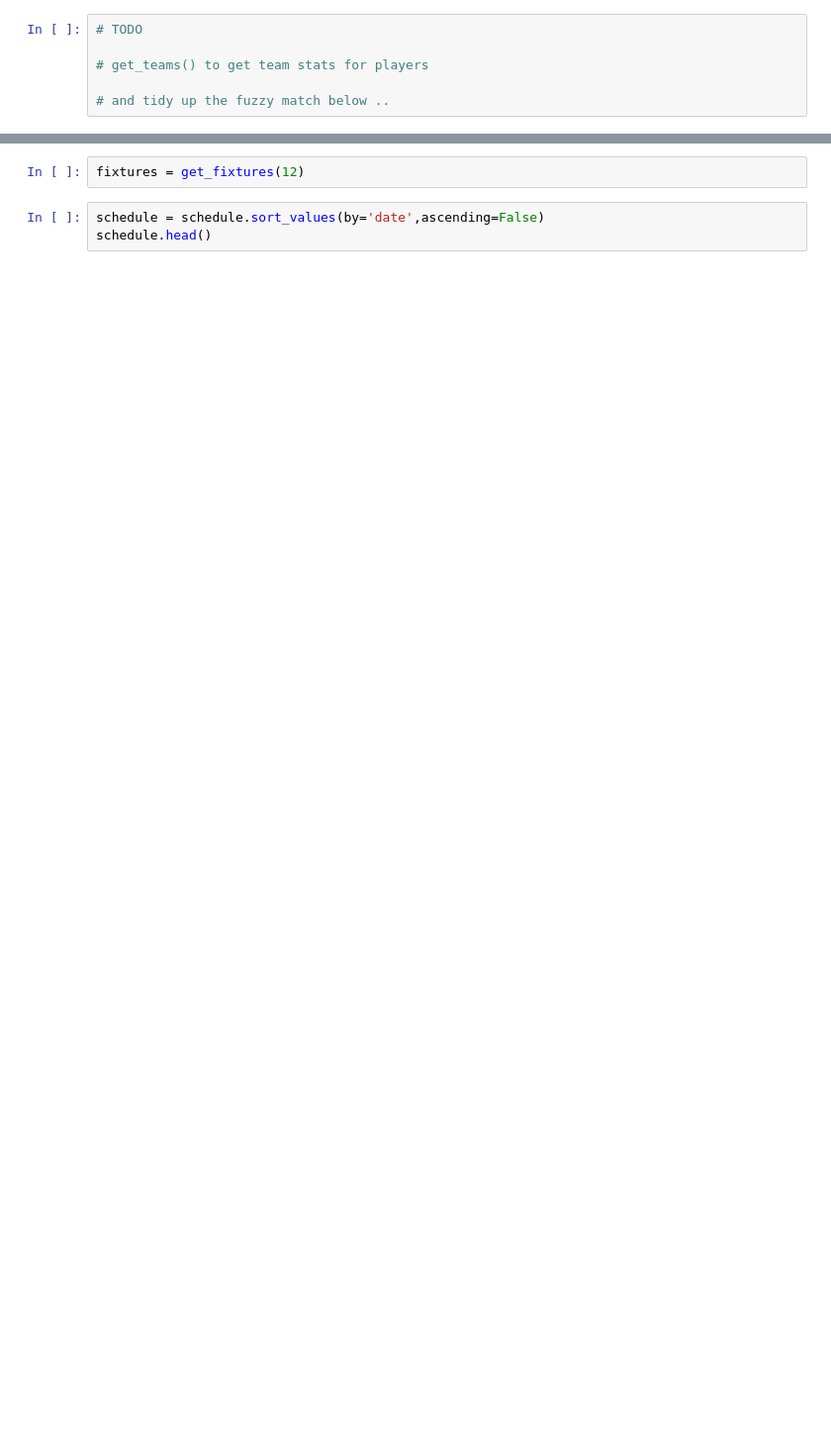
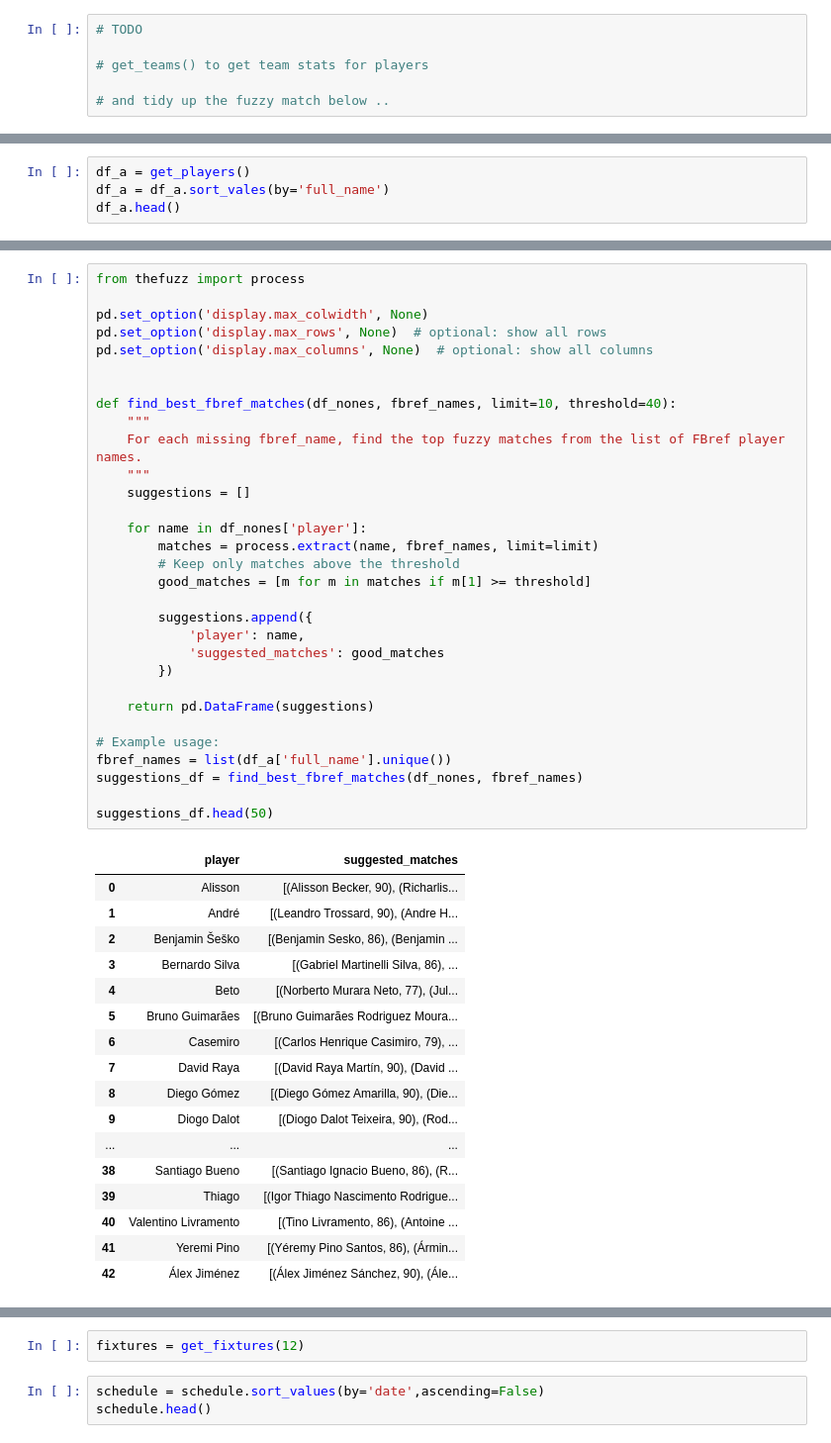
Before and after one commit to reedwrogers/fpl-oracle, a Jupyter notebook: main.ipynb, the cells around one changed output, grey strips where cells are left out. Shown at 99% size. Saved outputs shown, nothing was run; the diff lists cells and outputs as text; blank space fills up the shorter version.

```diff
--- a/main.ipynb
+++ b/main.ipynb
@@ -245,0 +297,4 @@ df = df[['player','Playing Time_Min%','Per 90 Minutes_xG','Per 90 Minutes_xAG','
+# %%
+df_a = get_players()
+df_a = df_a.sort_vales(by='full_name')
+df_a.head()
@@ -246 +315,50 @@ df = df[['player','Playing Time_Min%','Per 90 Minutes_xG','Per 90 Minutes_xAG','
+# %%
+from thefuzz import process
+
+pd.set_option('display.max_colwidth', None)
+pd.set_option('display.max_rows', None)  # optional: show all rows
+pd.set_option('display.max_columns', None)  # optional: show all columns
+
+
+def find_best_fbref_matches(df_nones, fbref_names, limit=10, threshold=40):
+    """
+    For each missing fbref_name, find the top fuzzy matches from the list of FBref player names.
+    """
+    suggestions = []
+
+    for name in df_nones['player']:
+        matches = process.extract(name, fbref_names, limit=limit)
+        # Keep only matches above the threshold
+        good_matches = [m for m in matches if m[1] >= threshold]
+
+        suggestions.append({
+            'player': name,
+            'suggested_matches': good_matches
+        })
+
+    return pd.DataFrame(suggestions)
+
+# Example usage:
+fbref_names = list(df_a['full_name'].unique())
+suggestions_df = find_best_fbref_matches(df_nones, fbref_names)
+
+suggestions_df.head(50)
+# %% [output]
+|  | player | suggested_matches |
+| 0 | Alisson | [(Alisson Becker, 90), (Richarlis... |
+| 1 | André | [(Leandro Trossard, 90), (Andre H... |
+| 2 | Benjamin Šeško | [(Benjamin Sesko, 86), (Benjamin ... |
+| 3 | Bernardo Silva | [(Gabriel Martinelli Silva, 86), ... |
+| 4 | Beto | [(Norberto Murara Neto, 77), (Jul... |
+| 5 | Bruno Guimarães | [(Bruno Guimarães Rodriguez Moura... |
+| 6 | Casemiro | [(Carlos Henrique Casimiro, 79), ... |
+| 7 | David Raya | [(David Raya Martín, 90), (David ... |
+| 8 | Diego Gómez | [(Diego Gómez Amarilla, 90), (Die... |
+| 9 | Diogo Dalot | [(Diogo Dalot Teixeira, 90), (Rod... |
+| ... | ... | ... |
+| 38 | Santiago Bueno | [(Santiago Ignacio Bueno, 86), (R... |
+| 39 | Thiago | [(Igor Thiago Nascimento Rodrigue... |
+| 40 | Valentino Livramento | [(Tino Livramento, 86), (Antoine ... |
+| 41 | Yeremi Pino | [(Yéremy Pino Santos, 86), (Ármin... |
+| 42 | Álex Jiménez | [(Álex Jiménez Sánchez, 90), (Ále... |
 # %%
```
Also changed, not shown: parts of 7 cells of this notebook.
